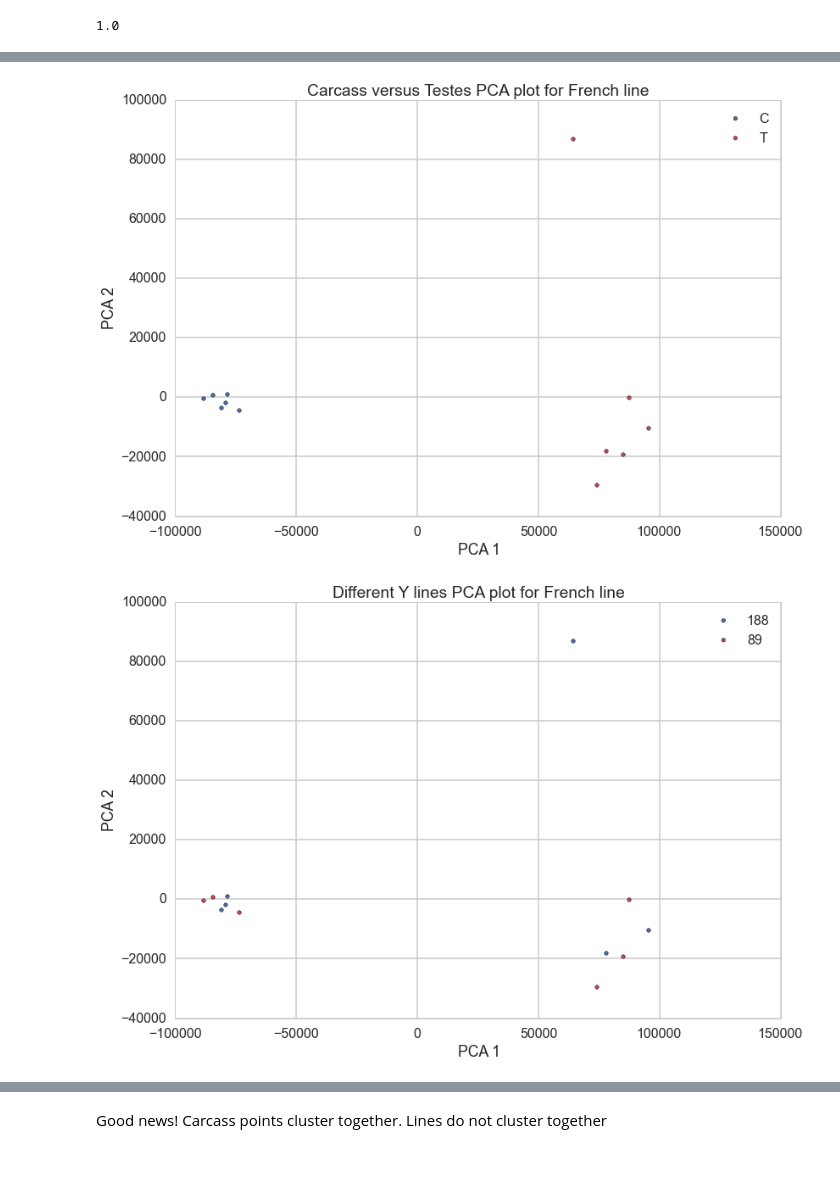
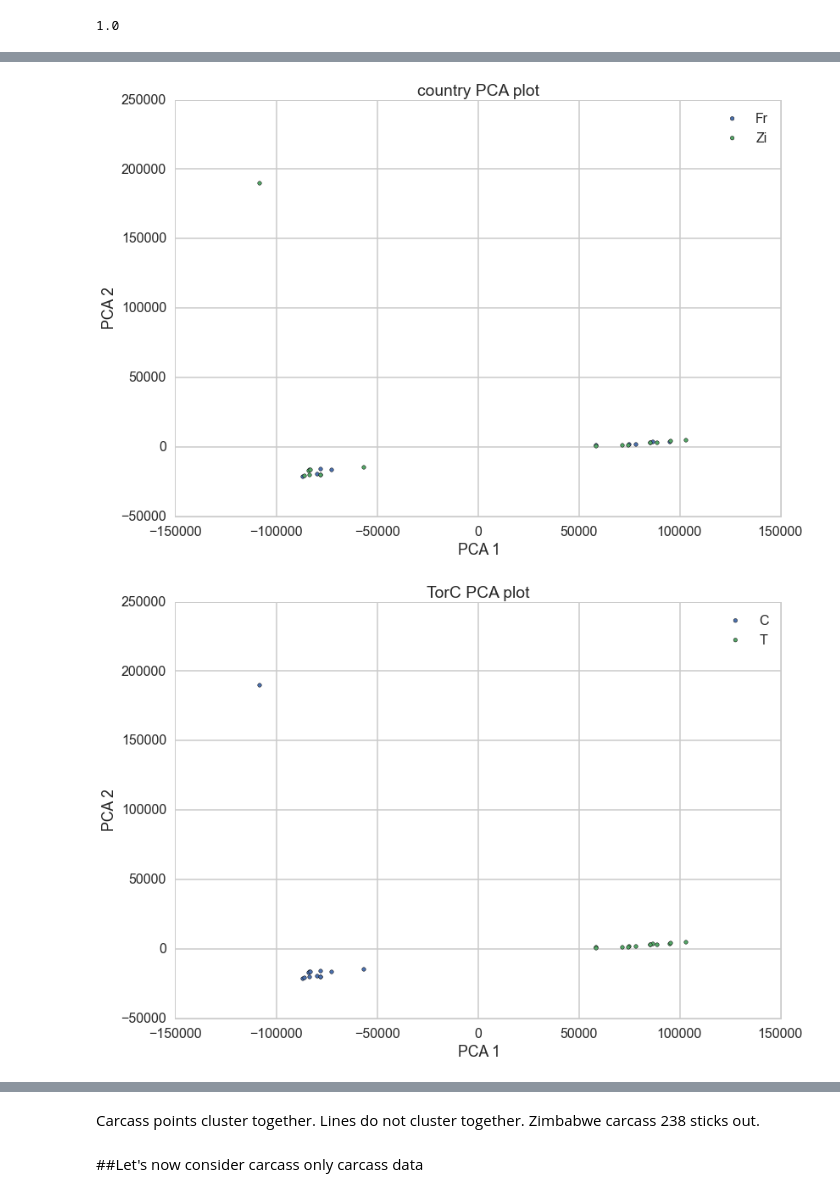
Before and after one commit to leandraking/SacktonProject, a Jupyter notebook: 20151027_EDA.ipynb, the cells around one changed output, grey strips where cells are left out. Drawn from its saved outputs; the diff is of its cells as text; code cells hidden in the pictures; blank space fills up the shorter version.

Commit message:
Preliminary PCA analysis on Kallisto data

```diff
--- a/20151027_EDA.ipynb
+++ b/20151027_EDA.ipynb
@@ -22,6 +22,7 @@ from PIL import Image
 c0=sns.color_palette()[0]
 c1=sns.color_palette()[1]
 c2=sns.color_palette()[2]
+c3=sns.color_palette()[3]
 # %%
 from matplotlib.colors import ListedColormap
 cmap_light = ListedColormap(['#FFAAAA', '#AAFFAA', '#AAAAFF'])
@@ -100,10 +101,10 @@ plt.show()
 import glob
 import string
 files_dict={}
-for fl in glob.glob("./KallistoFiles/*"):
+for fl in glob.glob("../KallistoFiles/*"):
     a= string.join(fl.split('/')[2].split('_')[:2], sep="_")
     if a:
         files_dict[a]=pd.read_csv(fl+"/abundance.tsv", sep="\t").tpm
 
-df=pd.DataFrame(files_dict)
+LoadedData=pd.DataFrame(files_dict)
 # %%
@@ -119,8 +120,8 @@ df.head()
 ###Do a PCA
 # %%
 from sklearn.decomposition import PCA
-pca = PCA(n_components=20)
-X = pca.fit_transform(df.transpose())
+pca = PCA(n_components=50)
+X = pca.fit_transform(LoadedData.transpose())
 # %%
 print pca.explained_variance_ratio_.sum()
 # %% [output]
@@ -135,9 +143,10 @@ array([  8.72014067e+01,   1.02350068e+01,   1.25948217e+00,
 # %%
 #Labeling with either a C or T
-TorClabels=[a.split('_')[1][0] for a in df.columns]
-lineLabels=[filter(str.isdigit,a.split('_')[0]) for a in df.columns]
-df2 = pd.DataFrame({"TorC":TorClabels, "lines":lineLabels})
+TorClabels=[a.split('_')[1][0] for a in LoadedData.columns]
+lineLabels=[filter(str.isdigit,a.split('_')[0]) for a in LoadedData.columns]
+countryLabels=[a[:2] for a in LoadedData.columns]
+dfPCA = pd.DataFrame({"TorC":TorClabels, "lines":lineLabels, "country":countryLabels})
 for i in range(pca.explained_variance_ratio_.shape[0]):
-    df2["pc%i" % (i+1)] = X[:,i]
-df2.head()
+    dfPCA["pc%i" % (i+1)] = X[:,i]
+dfPCA
 # %% [output]
@@ -150,23 +170,19 @@ df2.head()
 # %%
-colors = [c0, c2]
-for label, color in zip(df2['TorC'].unique(), colors):
-    mask = df2['TorC']==label
-    plt.scatter(df2[mask]['pc1'], df2[mask]['pc2'], c=color, label=label)
-plt.legend()
-plt.title("Carcass versus Testes PCA plot for French line")
-plt.xlabel("PCA 1")
-plt.ylabel("PCA 2")
-plt.show()
+def plot_PCA(labelName, df):
+    plt.figure()
+    colors = [c0, c1, c2, c3]
+    for label, color in zip(df[labelName].unique(), colors):
+        mask = df[labelName]==label
+        plt.scatter(df[mask]['pc1'], df[mask]['pc2'], c=color, label=label)
+    plt.legend()
+    plt.title(labelName +" PCA plot")
+    plt.xlabel("PCA 1")
+    plt.ylabel("PCA 2")
+    plt.show()
 
-plt.figure()
-for label, color in zip(df2['lines'].unique(), colors):
-    mask = df2['lines']==label
-    plt.scatter(df2[mask]['pc1'], df2[mask]['pc2'], c=color, label=label)
-plt.legend()
-plt.title("Different Y lines PCA plot for French line")
-plt.xlabel("PCA 1")
-plt.ylabel("PCA 2")
-plt.show()
+plot_PCA("country",dfPCA)
+plot_PCA("TorC", dfPCA)
+plot_PCA("lines",dfPCA)
 # %% [output]
-[figure, old version]
+[figure, new version]
-[figure, old version]
+[figure, new version]
@@ -173,2 +190,4 @@ plt.show()
 # %% [markdown]
-Good news!  Carcass points cluster together.  Lines do not cluster together
+Carcass points cluster together.  Lines do not cluster together.  Zimbabwe carcass 238 sticks out.
+# %% [markdown]
+##Let's now consider carcass only carcass data
```
Also changed, not shown: parts of 9 cells of this notebook.
